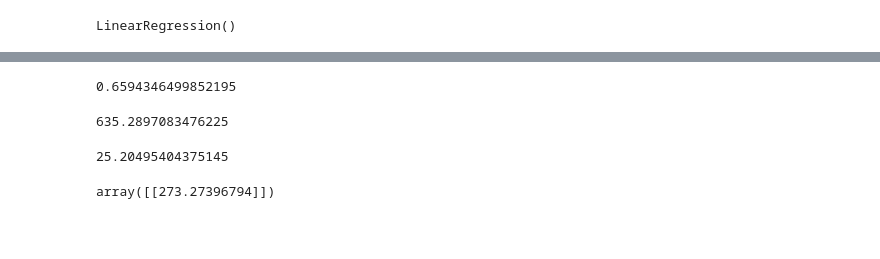
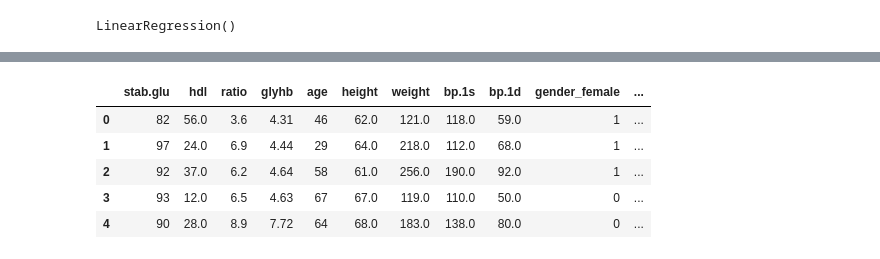
Before and after one commit to dbabichenko/python_for_data_and_analytics, a Jupyter notebook: Linear Regression/03-DummyVariablesRegressionDiabetesExample.ipynb, the cells around one changed output, grey strips where cells are left out. Saved outputs shown, nothing was run; the diff lists cells and outputs as text; code cells hidden in the pictures; blank space fills up the shorter version.

```diff
--- a/Linear Regression/03-DummyVariablesRegressionDiabetesExample.ipynb
+++ b/Linear Regression/03-DummyVariablesRegressionDiabetesExample.ipynb
@@ -46,14 +84,3 @@ medium    173
 small      98
 large      96
 Name: count, dtype: int64
-# %%
-# As you can see, 'location', 'gender', and 'frame' are categorical (or discrete) variables
-# Linear regression can only work with numeric values, so we need to convert our categorical variables
-# into numeric
-
-# Let's start with gender
-# Because gender only has two values, we can assign male = 0, female = 1
-# We'll call this new column gender_dummy
-# In terms of how we interpret this data, we can say that 1 IS female and 0 IS NOT female
-df["gender_dummy"] = df.gender.map({'male':0, 'female':1})
-df[['gender','gender_dummy']].head()
@@ -228,44 +213,9 @@ The intercept for our model is 10.604682860746806
-# %%
-# R-squared  can be determined using our test set and the model’s score method.
-
-lm.score(X_test, y_test)
-# %% [output]
-0.6594346499852195
-# %%
-# We can get the mean squared error using scikit-learn’s mean_squared_error method
-# and comparing the prediction for the test data set (data not used for training)
-# with the ground truth for the data test set.
-
-# We'll start with calculating the Mean Squared Error (MSE)
-
-from sklearn.metrics import mean_squared_error
-
-y_predict = lm.predict(X_test)
-
-regression_model_mse = mean_squared_error(y_test, y_predict)
-
-regression_model_mse
-# %% [output]
-635.2897083476225
-# %%
-# And now we can calculate the Root Mean Squared Error (RMSE)
-import math
-
-rmse = math.sqrt(regression_model_mse)
-print(rmse)
-# %% [output]
-25.20495404375145
-# %%
-# Now, let's try to make a prediction
-
-# 'stab.glu', 'hdl', 'ratio', 'glyhb', 'age',
-#       'height', 'weight', 'bp.1s', 'bp.1d', 'gender_dummy',
-#       'frame_large', 'frame_medium', 'frame_small'
-
-#new_data = [[92, 137.0, 6.2, 4.64, 58, 61.0, 256.0, 190.0, 92.0, 1, 1, 0, 0]]
-
-new_data = [[92, 60.0, 6.2, 4.64, 25, 61.0, 175.0, 120.0, 65.0, 1, 0, 0, 1]]
-
-lm.predict(new_data)
-# %% [output]
-array([[273.27396794]])
+# %%
+X.head()
+# %% [output]
+|  | stab.glu | hdl | ratio | glyhb | age | height | weight | bp.1s | bp.1d | gender_female | ... |
+| 0 | 82 | 56.0 | 3.6 | 4.31 | 46 | 62.0 | 121.0 | 118.0 | 59.0 | 1 | ... |
+| 1 | 97 | 24.0 | 6.9 | 4.44 | 29 | 64.0 | 218.0 | 112.0 | 68.0 | 1 | ... |
+| 2 | 92 | 37.0 | 6.2 | 4.64 | 58 | 61.0 | 256.0 | 190.0 | 92.0 | 1 | ... |
+| 3 | 93 | 12.0 | 6.5 | 4.63 | 67 | 67.0 | 119.0 | 110.0 | 50.0 | 0 | ... |
+| 4 | 90 | 28.0 | 8.9 | 7.72 | 64 | 68.0 | 183.0 | 138.0 | 80.0 | 0 | ... |
```
Also changed, not shown: parts of 20 cells of this notebook, 2 other files.
